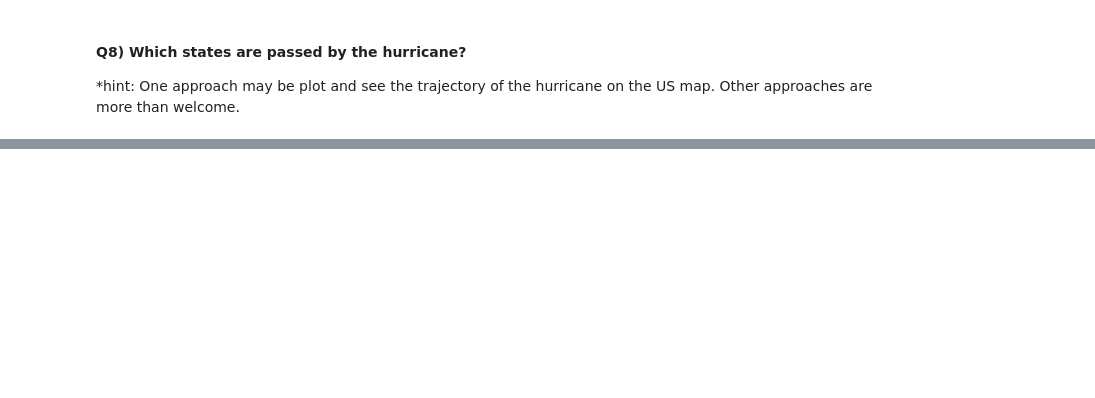
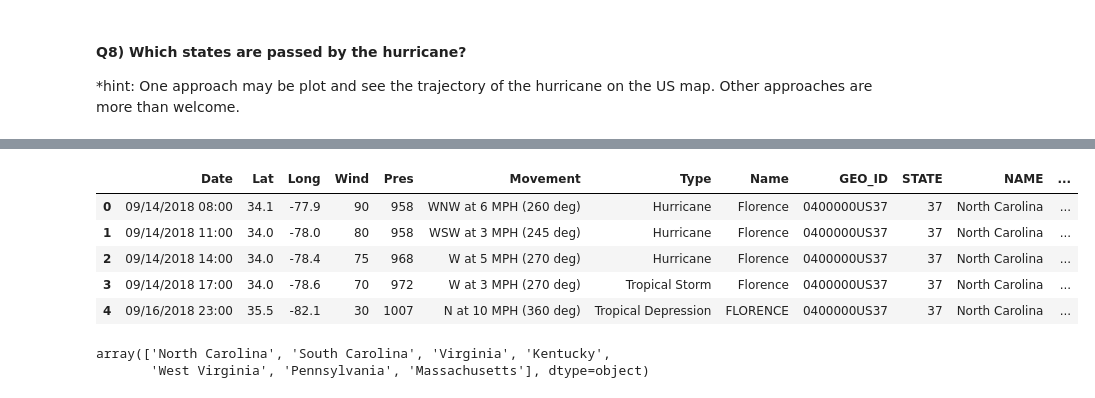
Before and after one commit to ocallaghanm/2022_Intro_Python, a Jupyter notebook: Exercises/W3_S2.ipynb, the cells around one changed output, grey strips where cells are left out. Drawn from its saved outputs; the diff is of its cells as text; code cells hidden in the pictures; blank space fills up the shorter version.

```diff
--- a/Exercises/W3_S2.ipynb
+++ b/Exercises/W3_S2.ipynb
@@ -199,0 +217,17 @@ ____.plot(ax=ax, color='red', marker="*", markersize=25)
+# %%
+res_intersection.head()
+# %% [output]
+|  | Date | Lat | Long | Wind | Pres | Movement | Type | Name | GEO_ID | STATE | NAME | ... |
+| 0 | 09/14/2018 08:00 | 34.1 | -77.9 | 90 | 958 | WNW at 6 MPH (260 deg) | Hurricane | Florence | 0400000US37 | 37 | North Carolina | ... |
+| 1 | 09/14/2018 11:00 | 34.0 | -78.0 | 80 | 958 | WSW at 3 MPH (245 deg) | Hurricane | Florence | 0400000US37 | 37 | North Carolina | ... |
+| 2 | 09/14/2018 14:00 | 34.0 | -78.4 | 75 | 968 | W at 5 MPH (270 deg) | Hurricane | Florence | 0400000US37 | 37 | North Carolina | ... |
+| 3 | 09/14/2018 17:00 | 34.0 | -78.6 | 70 | 972 | W at 3 MPH (270 deg) | Tropical Storm | Florence | 0400000US37 | 37 | North Carolina | ... |
+| 4 | 09/16/2018 23:00 | 35.5 | -82.1 | 30 | 1007 | N at 10 MPH (360 deg) | Tropical Depression | FLORENCE | 0400000US37 | 37 | North Carolina | ... |
+# %%
+# Another approach: extract unique NAME values resulting from the overlay
+#res_intersection.head()
+res_intersection['NAME'].unique()
+#This does not take into account the trajectory between points, however.
+# %% [output]
+array(['North Carolina', 'South Carolina', 'Virginia', 'Kentucky',
+       'West Virginia', 'Pennsylvania', 'Massachusetts'], dtype=object)
```
Also changed, not shown: parts of 10 cells of this notebook.
